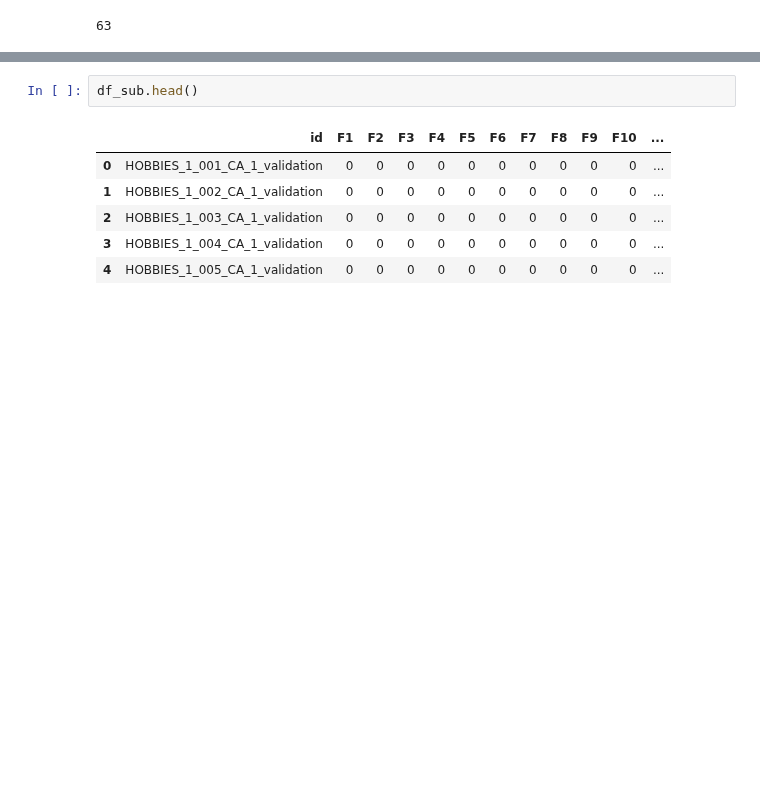
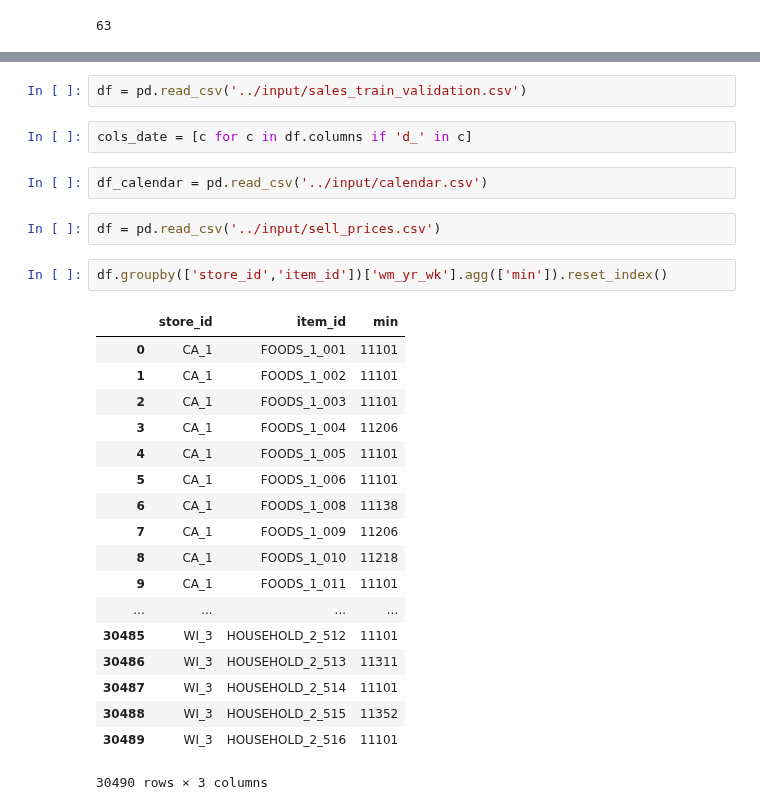
Before and after one commit to MitsuruFujiwara/M5-Forecasting-Accuracy, a Jupyter notebook: src/901_check_data.ipynb, the cells around one changed output, grey strips where cells are left out. Cells and saved outputs as stored; diff of their text form; blank space fills up the shorter version.

Commit message:
add sales diff

```diff
--- a/src/901_check_data.ipynb
+++ b/src/901_check_data.ipynb
@@ -95,12 +60,32 @@ Name: id, Length: 30490, dtype: int64
-# %%
-df_sub.head()
-# %% [output]
-|  | id | F1 | F2 | F3 | F4 | F5 | F6 | F7 | F8 | F9 | F10 | ... |
-| 0 | HOBBIES_1_001_CA_1_validation | 0 | 0 | 0 | 0 | 0 | 0 | 0 | 0 | 0 | 0 | ... |
-| 1 | HOBBIES_1_002_CA_1_validation | 0 | 0 | 0 | 0 | 0 | 0 | 0 | 0 | 0 | 0 | ... |
-| 2 | HOBBIES_1_003_CA_1_validation | 0 | 0 | 0 | 0 | 0 | 0 | 0 | 0 | 0 | 0 | ... |
-| 3 | HOBBIES_1_004_CA_1_validation | 0 | 0 | 0 | 0 | 0 | 0 | 0 | 0 | 0 | 0 | ... |
-| 4 | HOBBIES_1_005_CA_1_validation | 0 | 0 | 0 | 0 | 0 | 0 | 0 | 0 | 0 | 0 | ... |
+# %%
+df = pd.read_csv('../input/sales_train_validation.csv')
+# %%
+cols_date = [c for c in df.columns if 'd_' in c]
+# %%
+df_calendar = pd.read_csv('../input/calendar.csv')
+# %%
+df = pd.read_csv('../input/sell_prices.csv')
+# %%
+df.groupby(['store_id','item_id'])['wm_yr_wk'].agg(['min']).reset_index()
+# %% [output]
+|  | store_id | item_id | min |
+| 0 | CA_1 | FOODS_1_001 | 11101 |
+| 1 | CA_1 | FOODS_1_002 | 11101 |
+| 2 | CA_1 | FOODS_1_003 | 11101 |
+| 3 | CA_1 | FOODS_1_004 | 11206 |
+| 4 | CA_1 | FOODS_1_005 | 11101 |
+| 5 | CA_1 | FOODS_1_006 | 11101 |
+| 6 | CA_1 | FOODS_1_008 | 11138 |
+| 7 | CA_1 | FOODS_1_009 | 11206 |
+| 8 | CA_1 | FOODS_1_010 | 11218 |
+| 9 | CA_1 | FOODS_1_011 | 11101 |
+| ... | ... | ... | ... |
+| 30485 | WI_3 | HOUSEHOLD_2_512 | 11101 |
+| 30486 | WI_3 | HOUSEHOLD_2_513 | 11311 |
+| 30487 | WI_3 | HOUSEHOLD_2_514 | 11101 |
+| 30488 | WI_3 | HOUSEHOLD_2_515 | 11352 |
+| 30489 | WI_3 | HOUSEHOLD_2_516 | 11101 |
+30490 rows × 3 columns
 # %%
 df_calendar
 # %% [output]
```
Also changed, not shown: parts of 7 cells of this notebook, 8 other files.
